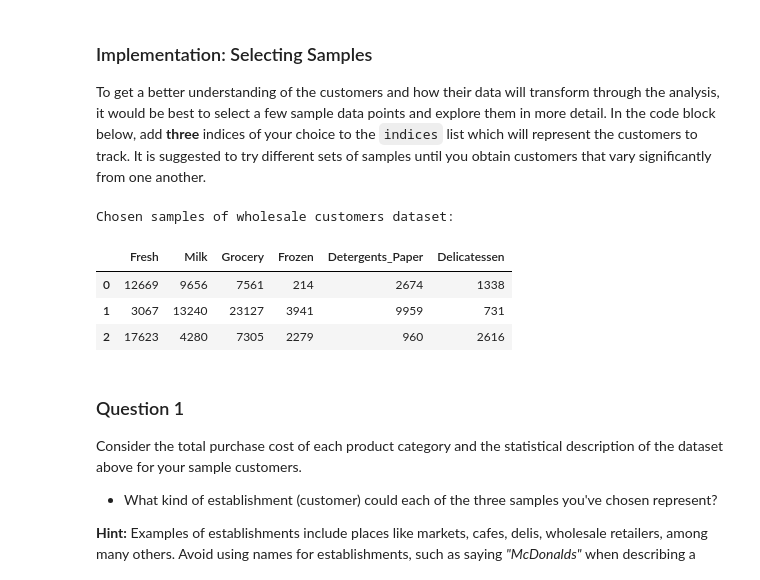
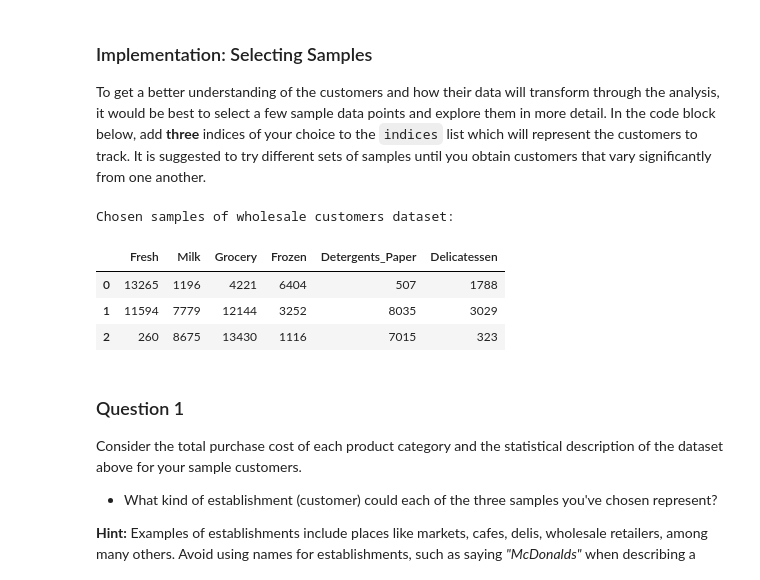
Before and after one commit to AfnanSh/CustomerSegmentationML, a Jupyter notebook: customer_segments.ipynb, the cells around one changed output. Saved outputs shown, nothing was run; the diff lists cells and outputs as text; code cells hidden in the pictures.

```diff
--- a/customer_segments.ipynb
+++ b/customer_segments.ipynb
@@ -59,18 +59,18 @@ display(data.describe())
 ### Implementation: Selecting Samples
 To get a better understanding of the customers and how their data will transform through the analysis, it would be best to select a few sample data points and explore them in more detail. In the code block below, add **three** indices of your choice to the `indices` list which will represent the customers to track. It is suggested to try different sets of samples until you obtain customers that vary significantly from one another.
 # %%
-indices = [0, 200, 140]
+indices = [3, 100, 170]
 
 # Create a DataFrame of the chosen samples
 samples = pd.DataFrame(data.loc[indices], columns = data.keys()).reset_index(drop = True)
 print "Chosen samples of wholesale customers dataset:"
 display(samples)
 # %% [output]
 Chosen samples of wholesale customers dataset:
 |  | Fresh | Milk | Grocery | Frozen | Detergents_Paper | Delicatessen |
-| 0 | 12669 | 9656 | 7561 | 214 | 2674 | 1338 |
-| 1 | 3067 | 13240 | 23127 | 3941 | 9959 | 731 |
-| 2 | 17623 | 4280 | 7305 | 2279 | 960 | 2616 |
+| 0 | 13265 | 1196 | 4221 | 6404 | 507 | 1788 |
+| 1 | 11594 | 7779 | 12144 | 3252 | 8035 | 3029 |
+| 2 | 260 | 8675 | 13430 | 1116 | 7015 | 323 |
 # %% [markdown]
 ### Question 1
 Consider the total purchase cost of each product category and the statistical description of the dataset above for your sample customers.
```
Also changed, not shown: parts of 9 cells of this notebook, 2 other files.
